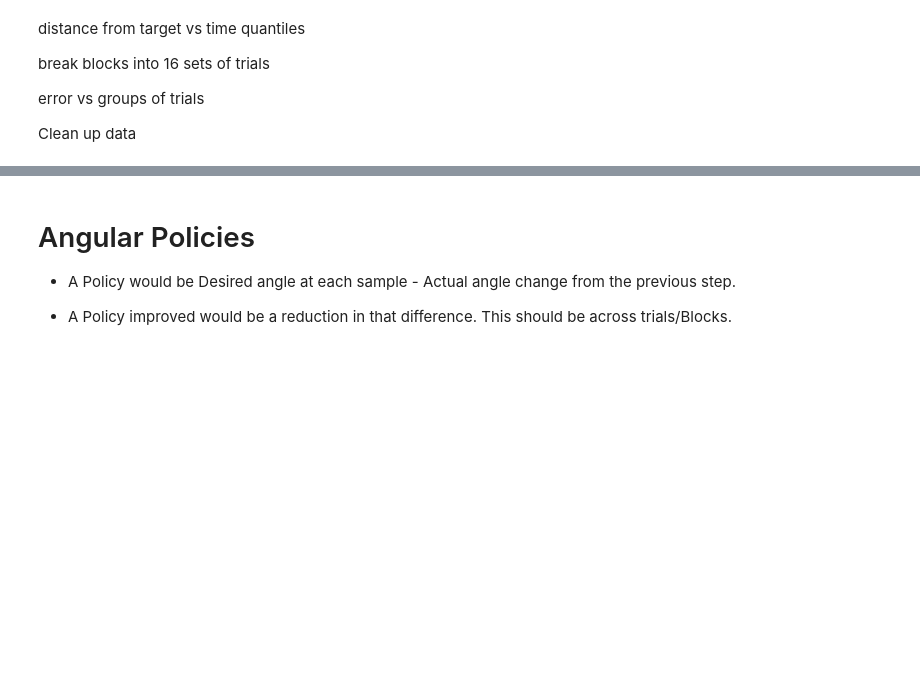
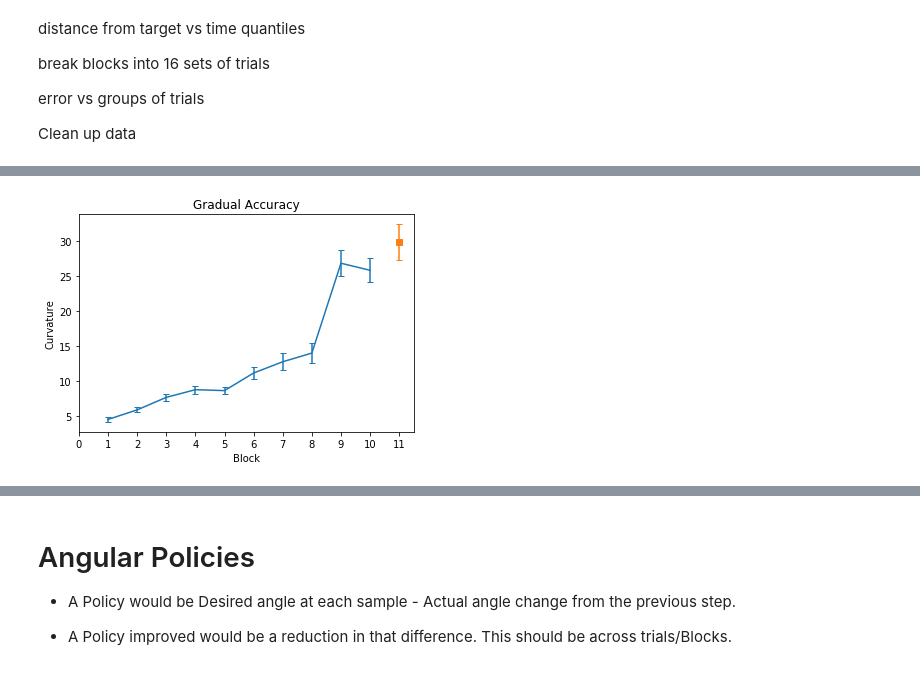
Before and after one commit to tejas-savalia/Lab-Codes, a Jupyter notebook: Psychtoolbox/Visuomotor_Adaptation_Tablet/python_scripts/analyses.ipynb, the cells around one changed output, grey strips where cells are left out. Drawn from its saved outputs; the diff is of its cells as text; code cells hidden in the pictures; blank space fills up the shorter version.

```diff
--- a/Psychtoolbox/Visuomotor_Adaptation_Tablet/python_scripts/analyses.ipynb
+++ b/Psychtoolbox/Visuomotor_Adaptation_Tablet/python_scripts/analyses.ipynb
@@ -1150,0 +970,10 @@ len(e[1])
+# %%
+def calc_curvature(data, block, trial):
+    traj = scipy.io.loadmat('data/data{data}/actual_trajectories/trajectories{block}.mat'.format(block=str(block), data=str(data)))
+    trajx, trajy = traj['x'][0][trial][0], traj['y'][0][trial][0]
+    targetx, targety = trajx[-1], trajy[-1]
+    angles = list()
+    for i in range(len(trajx[:-1])):
+        #print (trajx[i], trajy[i])
+        angles.append(calc_angle(numpy.array([trajx[i], trajy[i]]), numpy.array([trajx[i+1], trajy[i+1]]), numpy.array([trajx[-1], trajy[-1]])))
+    return numpy.nanmedian(angles)
@@ -1150,0 +986,8 @@ len(e[1])
+# %%
+curvatures = numpy.zeros((60, 12, 64))
+for data in range(60):
+    for block in range(12):
+        for trial in range(64):
+            curvatures[data][block][trial] = calc_curvature(data+1000, block, trial)
+    if data%10 == 0:
+        print (data)
@@ -1150,0 +1001,68 @@ len(e[1])
+# %%
+def plot_curvature_means(distances, path):
+    #plt.rcParams[('figure.figsize')] = [8, 6]
+
+    mean_errors = numpy.mean(distances, axis =2)
+    plt.errorbar(range(1, 11), numpy.mean(numpy.nanmean(distances, axis = 2)[3::4], axis = 0)[1:-1], yerr = stat.sem(numpy.nanmedian(distances, axis = 2)[3::4], axis = 0)[1:-1], capsize=3)
+    #plt.errorbar(0, numpy.mean(numpy.median(distances, axis = 2)[3::4], axis = 0)[0], yerr = stat.sem(numpy.median(distances, axis = 2)[3::4], axis = 0)[0], capsize=3, fmt = 's')
+    plt.errorbar(11, numpy.mean(numpy.nanmean(distances, axis = 2)[3::4], axis = 0)[11], yerr = stat.sem(numpy.nanmedian(distances, axis = 2)[3::4], axis = 0)[11], capsize=3, fmt = 's')
+    #plt.text(x=5, y = 80, s = '14 Participants')
+    plt.ylabel('Curvature')
+    plt.xlabel('Block')
+    plt.title('Gradual Accuracy')
+    plt.xticks(range(12), ['0', '1', '2', '3', '4', '5', '6', '7', '8', '9', '10', '11'])
+
+    #y_lim_max = numpy.max((mean_errors)) + 5
+    #y_lim_max = 500000
+    #plt.ylim((0, y_lim_max))
+#    print(max(np.mean(quantiles[3::4][:, :, 3], axis = 0)[1:-1]) + 0.7)
+    #plt.tight_layout()
+    #plt.savefig(path+'learning_GA.png', dpi = 600)
+    plt.show()
+
+    plt.errorbar(range(1, 11), numpy.mean(numpy.nanmean(distances, axis = 2)[2::4], axis = 0)[1:-1], yerr = stat.sem(numpy.nanmedian(distances, axis = 2)[2::4], axis = 0)[1:-1], capsize=3)
+    #plt.errorbar(0, numpy.mean(numpy.median(distances, axis = 2)[2::4], axis = 0)[0], yerr = stat.sem(numpy.median(distances, axis = 2)[2::4], axis = 0)[0], capsize=3, fmt = 's')
+    plt.errorbar(11, numpy.mean(numpy.nanmean(distances, axis = 2)[2::4], axis = 0)[11], yerr = stat.sem(numpy.nanmedian(distances, axis = 2)[2::4], axis = 0)[11], capsize=3, fmt = 's')
+    #plt.text(x=5, y = 80, s = '15 Participants')
+    plt.ylabel('Curvature')
+    plt.xlabel('Block')
+    plt.xticks(range(12), ['0', '1', '2', '3', '4', '5', '6', '7', '8', '9', '10', '11'])
+    plt.title('Gradual Speed')
+    #plt.ylim(-1, y_lim_max)
+    #plt.tight_layout()
+    #plt.savefig(path+'learning_GS.png', dpi = 600)
+    plt.show()
+    #y_lim_max = 2200
+
+    plt.errorbar(range(1, 11), numpy.mean(numpy.nanmean(distances, axis = 2)[1::4], axis = 0)[1:-1], yerr = stat.sem(numpy.nanmedian(distances, axis = 2)[1::4], axis = 0)[1:-1], capsize=3)
+    #plt.errorbar(0, numpy.mean(numpy.mean(distances, axis = 2)[1::4], axis = 0)[0], yerr = stat.sem(numpy.mean(distances, axis = 2)[1::4], axis = 0)[0], capsize=3, fmt = 's')
+    plt.errorbar(11, numpy.mean(numpy.nanmean(distances, axis = 2)[1::4], axis = 0)[11], yerr = stat.sem(numpy.nanmedian(distances, axis = 2)[1::4], axis = 0)[11], capsize=3, fmt = 's')
+    #plt.text(x=5, y = 80, s = '15 Participants')
+    plt.ylabel('Curvature')
+    plt.xlabel('Block')
+    plt.xticks(range(12), ['0', '1', '2', '3', '4', '5', '6', '7', '8', '9', '10', '11'])
+    plt.title('Sudden Accuracy')
+    #y_lim_max = 10000
+
+    #plt.ylim(2, y_lim_max)
+    #plt.tight_layout()
+    #plt.savefig(path+'learning_SA.png', dpi = 600)
+    plt.show()
+
+    plt.errorbar(range(1, 11), numpy.mean(numpy.nanmean(distances, axis = 2)[4::4], axis = 0)[1:-1], yerr = stat.sem(numpy.nanmedian(distances, axis = 2)[4::4], axis = 0)[1:-1], capsize=3)
+    #plt.errorbar(0, numpy.mean(numpy.median(distances, axis = 2)[4::4], axis = 0)[0], yerr = stat.sem(numpy.median(distances, axis = 2)[4::4], axis = 0)[0], capsize=3, fmt = 's')
+    plt.errorbar(11, numpy.mean(numpy.nanmean(distances, axis = 2)[4::4], axis = 0)[11], yerr = stat.sem(numpy.nanmedian(distances, axis = 2)[4::4], axis = 0)[11], capsize=3, fmt = 's')
+    #plt.text(x=5, y = 80, s = '14 Participants')
+    plt.xticks(range(12), ['0', '1', '2', '3', '4', '5', '6', '7', '8', '9', '10', '11'])
+    plt.ylabel('Curvature')
+    plt.xlabel('Block')
+    plt.title('Sudden Speed')
+#    y_lim_max = 2600
+    #plt.ylim(2, y_lim_max)
+    #plt.tight_layout()
+    #plt.savefig(path+'learning_SS.png', dpi = 600)
+    plt.show()
+
+plot_curvature_means(curvatures, "")
+# %% [output]
+[figure, added]
```
Also changed, not shown: parts of 75 cells of this notebook, 1 other file.
